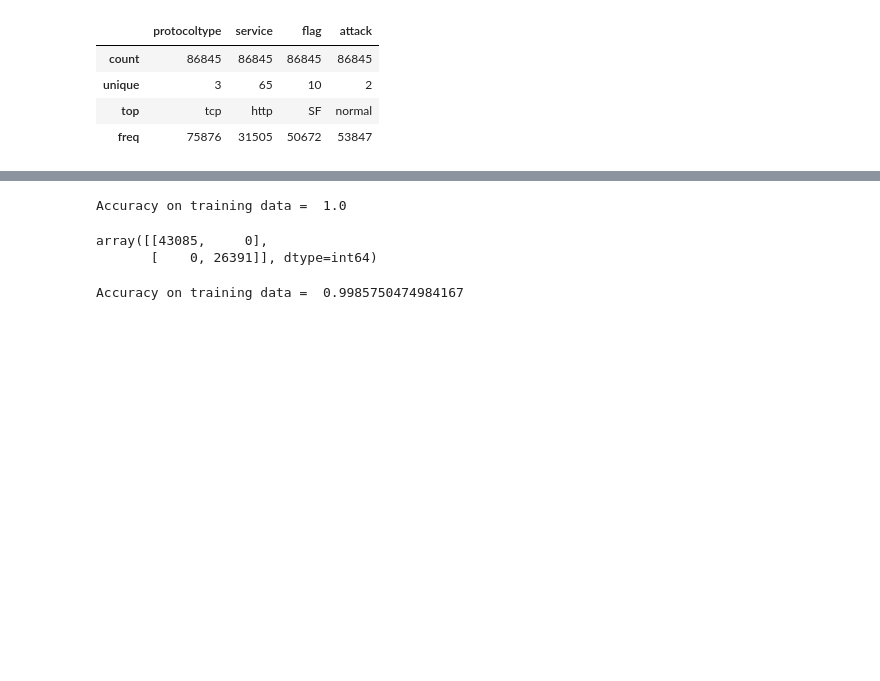
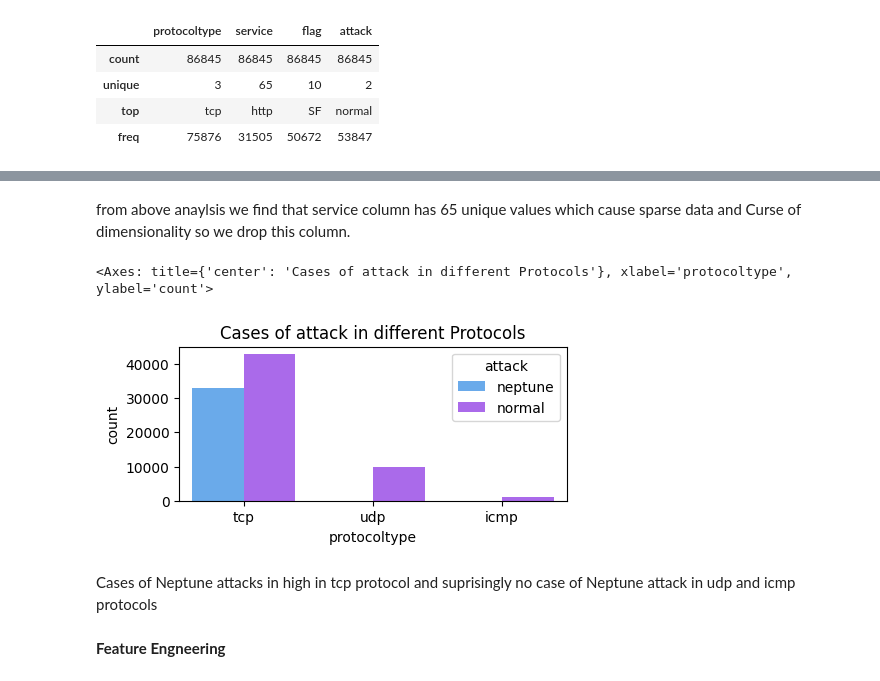
Before and after one commit to Nikitav0608/AIPlanetHackathon, a Jupyter notebook: Main.ipynb, the cells around one changed output, grey strips where cells are left out. Saved outputs shown, nothing was run; the diff lists cells and outputs as text; code cells hidden in the pictures; blank space fills up the shorter version.

```diff
--- a/Main.ipynb
+++ b/Main.ipynb
@@ -163,3 +126,0 @@ df_numerical_features.corr()
-# %%
-mapping = {'normal': 0, 'neptune': 1}
-train['attack'] = train['attack'].map(mapping)
@@ -211,13 +127,15 @@ training_data_accuracy = accuracy_score(y_train, X_train_prediction)
-# %%
-print('Accuracy on training data = ', training_data_accuracy)
-# %% [output]
-Accuracy on training data =  1.0
-# %%
-confusion_matrix(y_train, X_train_prediction)
-# %% [output]
-array([[43085,     0],
-       [    0, 26391]], dtype=int64)
-# %%
-print('Accuracy on training data = ', training_data_accuracy)
-# %% [output]
-Accuracy on training data =  0.9985750474984167
+# %% [markdown]
+from above anaylsis we find that service column has 65 unique values which cause sparse data and Curse of dimensionality so we drop this column.
+# %%
+train.drop('service',axis=1,inplace=True)
+# %%
+plt.figure(figsize=(5,2))
+plt.title('Cases of attack in different Protocols')
+sns.countplot(data=train,x='protocoltype',hue='attack',palette='cool')
+# %% [output]
+<Axes: title={'center': 'Cases of attack in different Protocols'}, xlabel='protocoltype', ylabel='count'>
+[figure, added]
+# %% [markdown]
+Cases of Neptune attacks in high in tcp protocol and suprisingly no case of Neptune attack in udp and icmp protocols
+# %% [markdown]
+**Feature Engneering**
```
Also changed, not shown: parts of 60 cells of this notebook, 1 other file.
